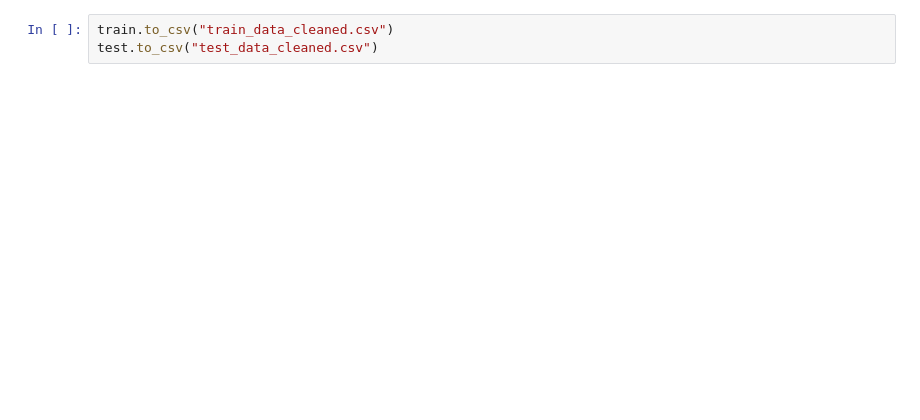
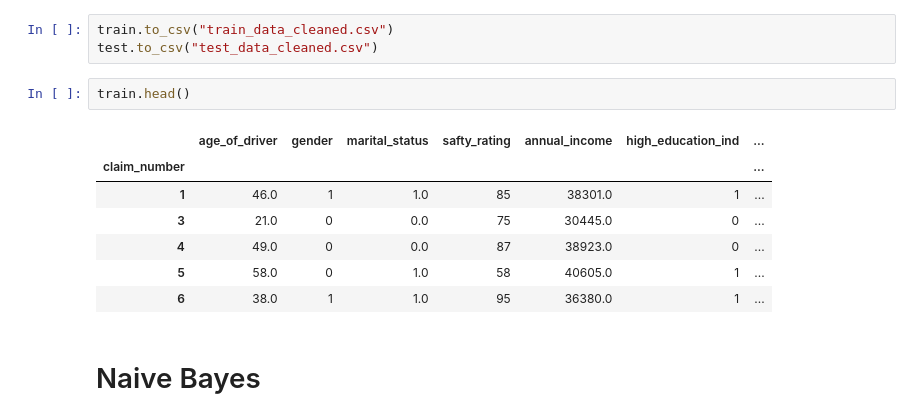
Before and after one commit to 2021-traveler-team-LM/team-lm, a Jupyter notebook: kaggle/working/Report_modified.ipynb, the cells around one changed output. Cells and saved outputs as stored; diff of their text form; blank space fills up the shorter version.

```diff
--- a/kaggle/working/Report_modified.ipynb
+++ b/kaggle/working/Report_modified.ipynb
@@ -441,3 +441,15 @@ test["living_status"] = np.where(test["living_status"].str.contains("Rent"), 1,
 # %%
 train.to_csv("train_data_cleaned.csv")
 test.to_csv("test_data_cleaned.csv")
+# %%
+train.head()
+# %% [output]
+|  | age_of_driver | gender | marital_status | safty_rating | annual_income | high_education_ind | ... |
+| claim_number |  |  |  |  |  |  | ... |
+| 1 | 46.0 | 1 | 1.0 | 85 | 38301.0 | 1 | ... |
+| 3 | 21.0 | 0 | 0.0 | 75 | 30445.0 | 0 | ... |
+| 4 | 49.0 | 0 | 0.0 | 87 | 38923.0 | 0 | ... |
+| 5 | 58.0 | 0 | 1.0 | 58 | 40605.0 | 1 | ... |
+| 6 | 38.0 | 1 | 1.0 | 95 | 36380.0 | 1 | ... |
+# %% [markdown]
+# Naive Bayes
```
Also changed, not shown: parts of 10 cells of this notebook.
